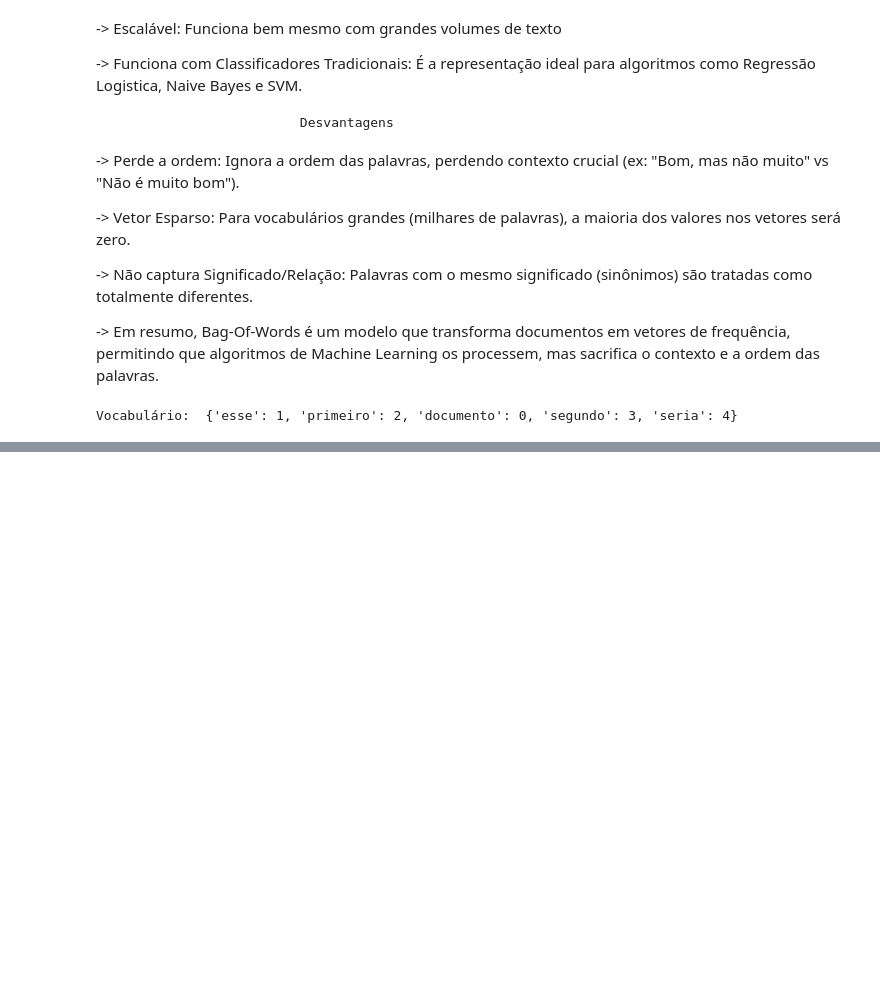
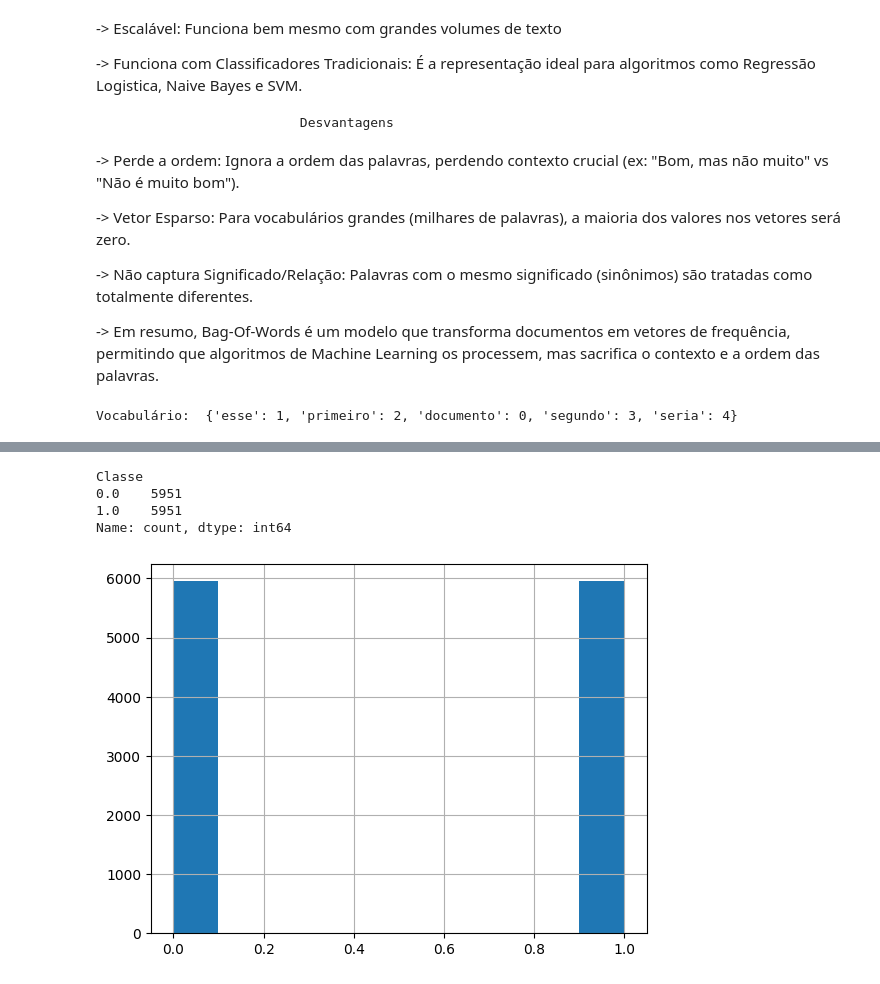
Before and after one commit to caikedomingues/curso-de-machine-learning-do-canal-universo-discreto, a Jupyter notebook: FakeNewsBagOfWords.ipynb, the cells around one changed output, grey strips where cells are left out. Saved outputs shown, nothing was run; the diff lists cells and outputs as text; code cells hidden in the pictures; blank space fills up the shorter version.

```diff
--- a/FakeNewsBagOfWords.ipynb
+++ b/FakeNewsBagOfWords.ipynb
@@ -79,0 +188,13 @@ Vocabulário:  {'esse': 1, 'primeiro': 2, 'documento': 0, 'segundo': 3, 'seria':
+# %%
+rotulos.value_counts()
+# %% [output]
+Classe
+0.0    5951
+1.0    5951
+Name: count, dtype: int64
+# %%
+rotulos.hist()
+
+plt.show()
+# %% [output]
+[figure, added]
```
Also changed, not shown: parts of 21 cells of this notebook, 2 other files.
